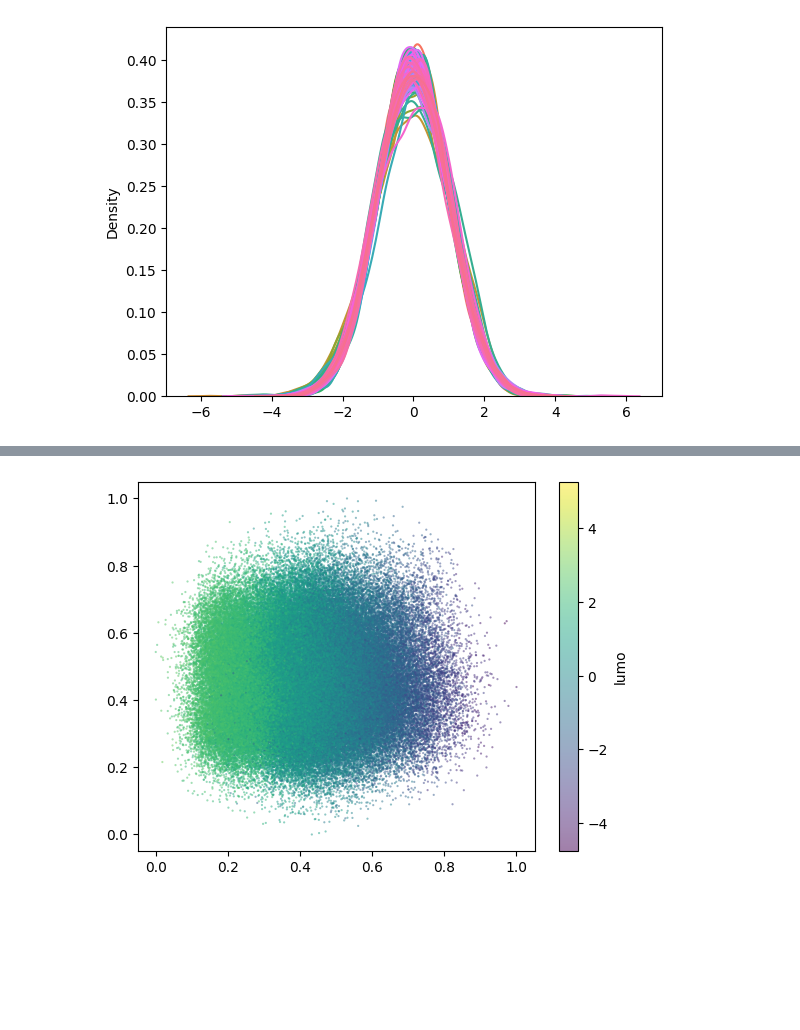
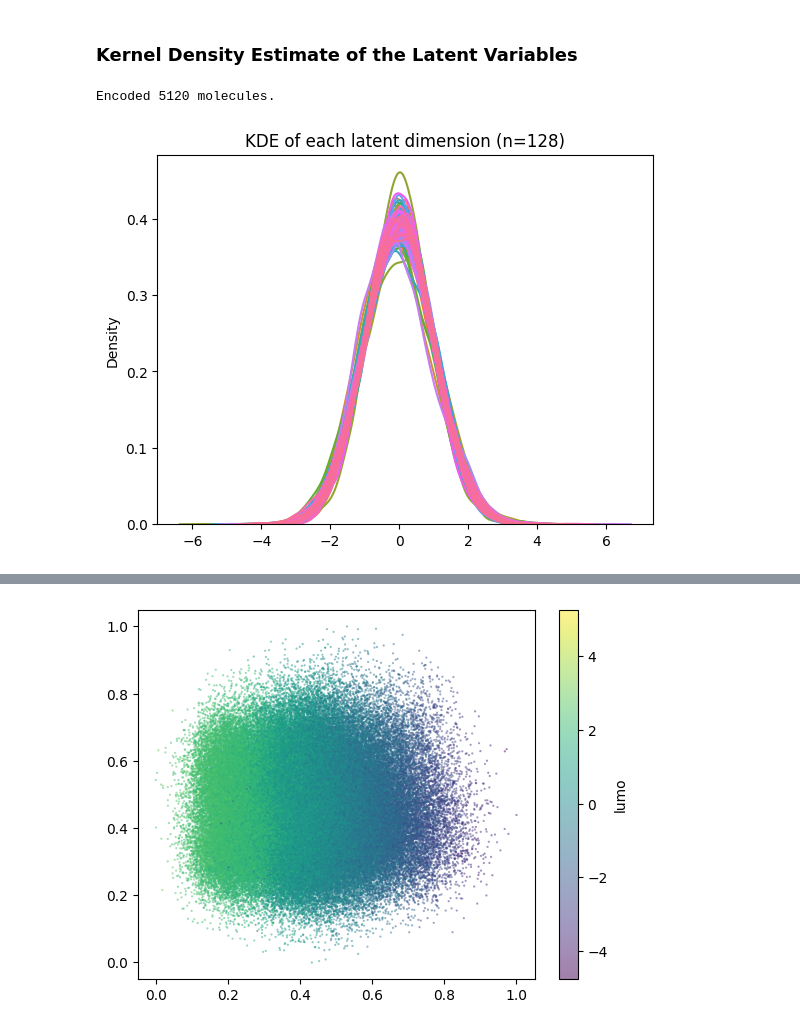
Before and after one commit to pkmtum/Molecular_Generative_Modeling, a Jupyter notebook: source/graph_vae.ipynb, the cells around one changed output, grey strips where cells are left out. Saved outputs shown, nothing was run; the diff lists cells and outputs as text; code cells hidden in the pictures; blank space fills up the shorter version.

Commit message:
Update graph vae evaluation

```diff
--- a/source/graph_vae.ipynb
+++ b/source/graph_vae.ipynb
@@ -47,3 +51,10 @@ transform = T.Compose([
 dataset = QM9(root="./data", pre_transform=pre_transform, pre_filter=qm9_pre_filter, transform=transform)
 
 train_dataset, val_dataset, test_dataset = create_qm9_data_split(dataset=dataset)
+
+batch_size = 256
+dataloaders = {
+    "train": DataLoader(train_dataset, batch_size=batch_size, shuffle=True),
+    "val": DataLoader(val_dataset, batch_size=batch_size, shuffle=False),
+    "full": DataLoader(dataset, batch_size=batch_size, shuffle=False)
+}
@@ -57,4 +63,7 @@ dataloaders = {
 # %%
 # load model
-checkpoint_path = "./checkpoints/graph_vae_20240303_204747.pt"
-graph_vae_model = GraphVAE.from_pretrained(checkpoint_path).to(device=device)
+graph_vae_model = GraphVAE.from_pretrained("./checkpoints/graph_vae_20240303_201208.pt").to(device=device)
+graph_vae_model_prop = GraphVAE.from_pretrained("./checkpoints/graph_vae_20240303_204747.pt").to(device=device)
+
+graph_vae_model.eval()
+graph_vae_model_prop.eval()
@@ -61,15 +88,31 @@ graph_vae_model = GraphVAE.from_pretrained(checkpoint_path).to(device=device)
+# %% [markdown]
+### Kernel Density Estimate of the Latent Variables
 # %%
-graph_vae_model.eval()
+def plot_latent_kde(model: GraphVAE, val_loader: DataLoader):
+    """ Plot a kernel density estimate of the distribution of ~5000 encoded validation molecules along each dimension of the latent space. """
 
-val_loader = dataloaders["val"]
-batch = next(iter(val_loader))
-z = graph_vae_model.encode(batch).detach().cpu()
+    z_list = []
+    num_molecules = 0
+    for batch in tqdm(val_loader):
+        with torch.no_grad():
+            z = model.encode(batch)
+        z_list.append(z)
+        num_molecules += len(batch)
+        if num_molecules > 5000:
+            break
 
-latent_dim = graph_vae_model.latent_dim
-for dim in range(z.shape[1]):
-    sns.kdeplot(z[:, dim], legend=False, color=sns.color_palette("husl", latent_dim)[dim])
+    z = torch.concat(z_list, dim=0).detach().cpu()
+    print(f"Encoded {num_molecules} molecules.")
 
-# plt.title(f'KDE of each latent dimension (n={latent_dim})')
-plt.show()
+    latent_dim = model.latent_dim
+    for dim in range(z.shape[1]):
+        sns.kdeplot(z[:, dim], legend=False, color=sns.color_palette("husl", latent_dim)[dim])
+
+    plt.title(f'KDE of each latent dimension (n={latent_dim})')
+    plt.show()
-# %% [output]
-[figure, removed]
+# %%
+# without property prediction
+plot_latent_kde(graph_vae_model, dataloaders["val"])
+# %% [output]
+Encoded 5120 molecules.
+[figure, added]
```
Also changed, not shown: parts of 15 cells of this notebook.
